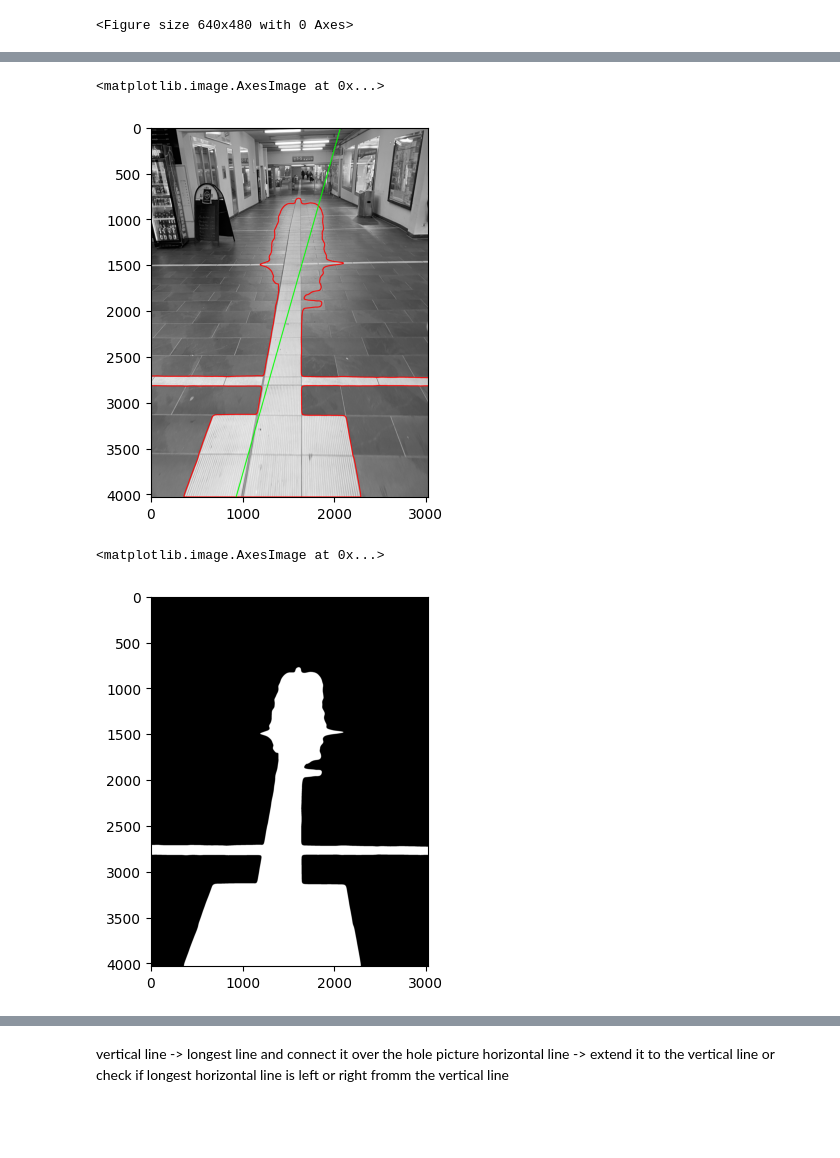
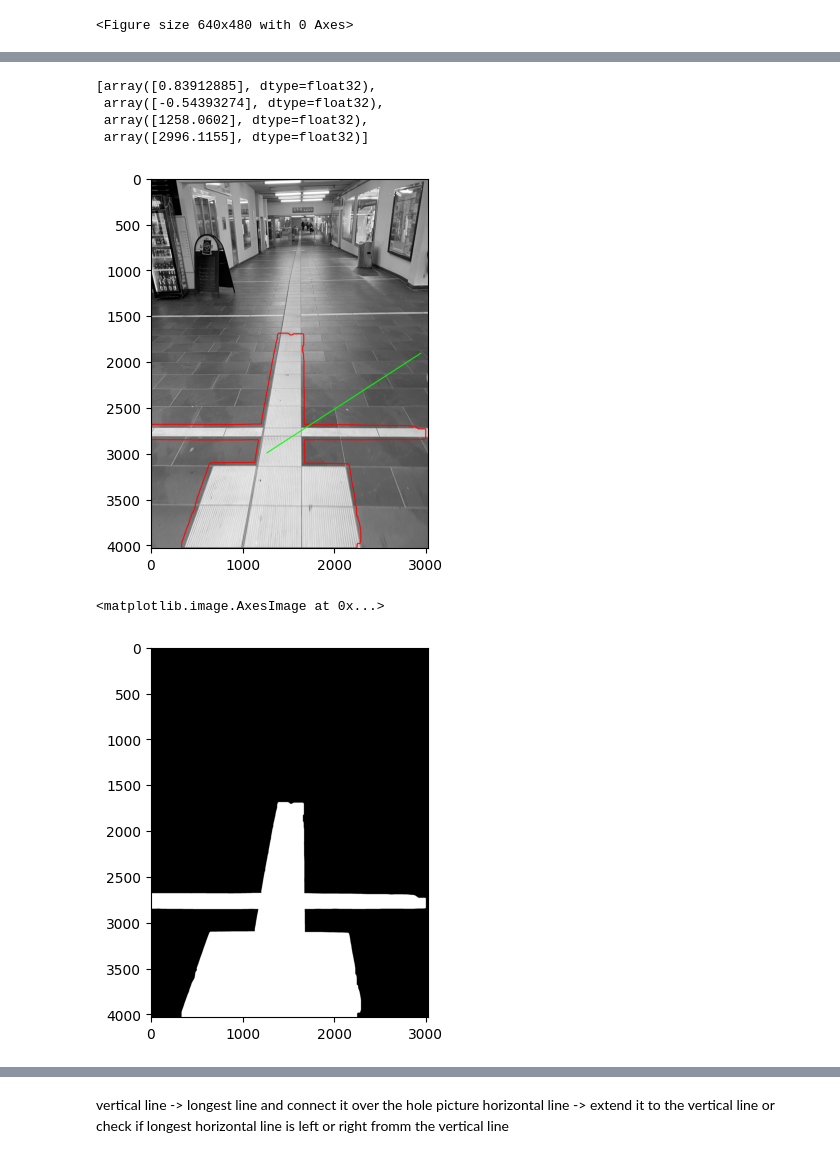
Before and after one commit to hendric-popma/project_bums, a Jupyter notebook: test_img7546.ipynb, the cells around one changed output, grey strips where cells are left out. Drawn from its saved outputs; the diff is of its cells as text; code cells hidden in the pictures; blank space fills up the shorter version.

```diff
--- a/test_img7546.ipynb
+++ b/test_img7546.ipynb
@@ -8,9 +9,9 @@ plt.gray()
 # %% [output]
 <Figure size 640x480 with 0 Axes>
 # %%
-gauss = cv2.GaussianBlur(img, None, 20)
+gauss = cv2.GaussianBlur(img, None, 10)
 plt.imshow(gauss)
-t, seg = cv2.threshold(gauss,150,1,cv2.THRESH_BINARY) #streifen = 200
+t, seg = cv2.threshold(gauss,200,1,cv2.THRESH_BINARY) #streifen = 200 +cv2.THRESH_OTSU
 plt.imshow(seg)
 # %% [output]
 <matplotlib.image.AxesImage at 0x...>
@@ -17,0 +19,3 @@ plt.imshow(seg)
+# %%
+seg = cv2.dilate(seg, np.ones((7,7)), iterations=8) #7
+plt.imshow(seg)
@@ -31,18 +95,23 @@ plt.imshow(out)
 # %%
 #fit line through contour
 rows,cols = img.shape[:2]
 [vx,vy,x,y] = cv2.fitLine(cnts[c_idx], cv2.DIST_L2,0,0.01,0.01)
-lefty = int((-x*vy/vx) + y)
-righty = int(((cols-x)*vy/vx)+y)
-cv2.line(out,(cols-1,righty),(0,lefty),(0,255,0),10)
+x1 = int(x+2000*vx)
+y1 = int(y+2000*vy)
+cv2.line(out,(int(x), int(y)),(x1,y1),(0,255,0),10)
 plt.imshow(out)
+[vx,vy,x,y]
 # %% [output]
-<matplotlib.image.AxesImage at 0x...>
+[array([0.83912885], dtype=float32),
+ array([-0.54393274], dtype=float32),
+ array([1258.0602], dtype=float32),
+ array([2996.1155], dtype=float32)]
-[figure, old version]
+[figure, new version]
 # %%
+
 black = np.zeros(np.shape(img),dtype='uint8')
 cv2.drawContours(black, cnts, c_idx, [255,255,255], cv2.FILLED)
 plt.imshow(black)
 # %% [output]
 <matplotlib.image.AxesImage at 0x...>
-[figure, old version]
+[figure, new version]
```
Also changed, not shown: parts of 21 cells of this notebook, 2 other files.
